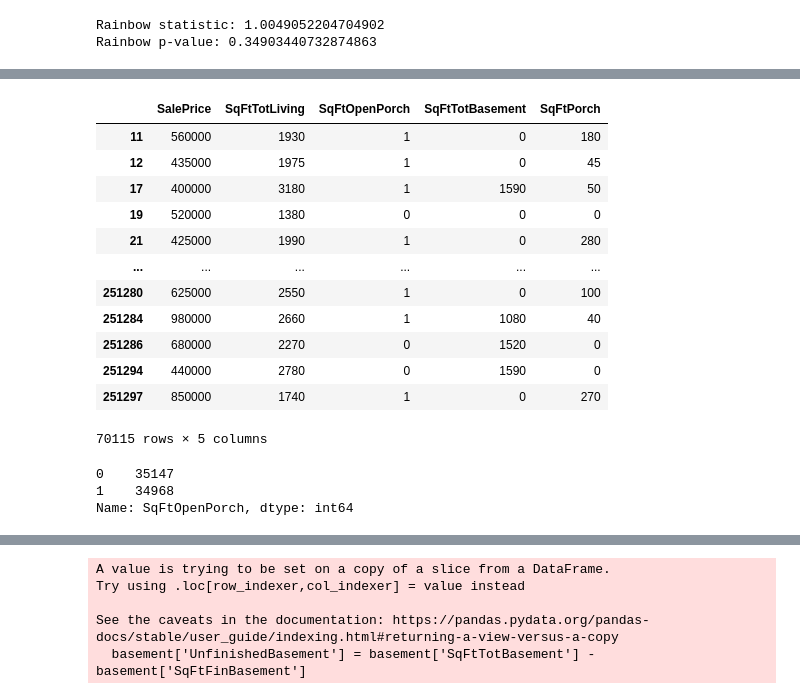
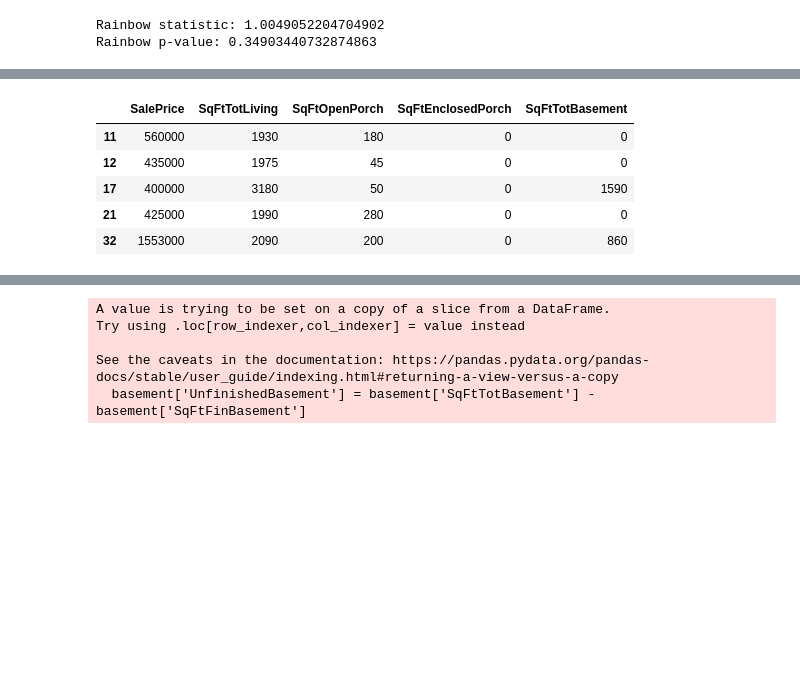
Before and after one commit to bkcoleman1024/Home-Sale-King-County, a Jupyter notebook: Categories.ipynb, the cells around one changed output, grey strips where cells are left out. Saved outputs shown, nothing was run; the diff lists cells and outputs as text; code cells hidden in the pictures; blank space fills up the shorter version.

```diff
--- a/Categories.ipynb
+++ b/Categories.ipynb
@@ -302 +309,10 @@ porch = porch[porch.SalePrice<5000000]
+# %%
+porch[porch.SqFtOpenPorch>0].head()
+# %% [output]
+|  | SalePrice | SqFtTotLiving | SqFtOpenPorch | SqFtEnclosedPorch | SqFtTotBasement |
+| 11 | 560000 | 1930 | 180 | 0 | 0 |
+| 12 | 435000 | 1975 | 45 | 0 | 0 |
+| 17 | 400000 | 3180 | 50 | 0 | 1590 |
+| 21 | 425000 | 1990 | 280 | 0 | 0 |
+| 32 | 1553000 | 2090 | 200 | 0 | 860 |
 # %%
@@ -304,22 +319,0 @@ porch['SqFtOpenPorch'].values[porch['SqFtOpenPorch'].values > 0] = 1
-# %%
-porch
-# %% [output]
-|  | SalePrice | SqFtTotLiving | SqFtOpenPorch | SqFtTotBasement | SqFtPorch |
-| 11 | 560000 | 1930 | 1 | 0 | 180 |
-| 12 | 435000 | 1975 | 1 | 0 | 45 |
-| 17 | 400000 | 3180 | 1 | 1590 | 50 |
-| 19 | 520000 | 1380 | 0 | 0 | 0 |
-| 21 | 425000 | 1990 | 1 | 0 | 280 |
-| ... | ... | ... | ... | ... | ... |
-| 251280 | 625000 | 2550 | 1 | 0 | 100 |
-| 251284 | 980000 | 2660 | 1 | 1080 | 40 |
-| 251286 | 680000 | 2270 | 0 | 1520 | 0 |
-| 251294 | 440000 | 2780 | 0 | 1590 | 0 |
-| 251297 | 850000 | 1740 | 1 | 0 | 270 |
-70115 rows × 5 columns
-# %%
-porch["SqFtOpenPorch"].value_counts()
-# %% [output]
-0    35147
-1    34968
-Name: SqFtOpenPorch, dtype: int64
```
Also changed, not shown: parts of 15 cells of this notebook.
